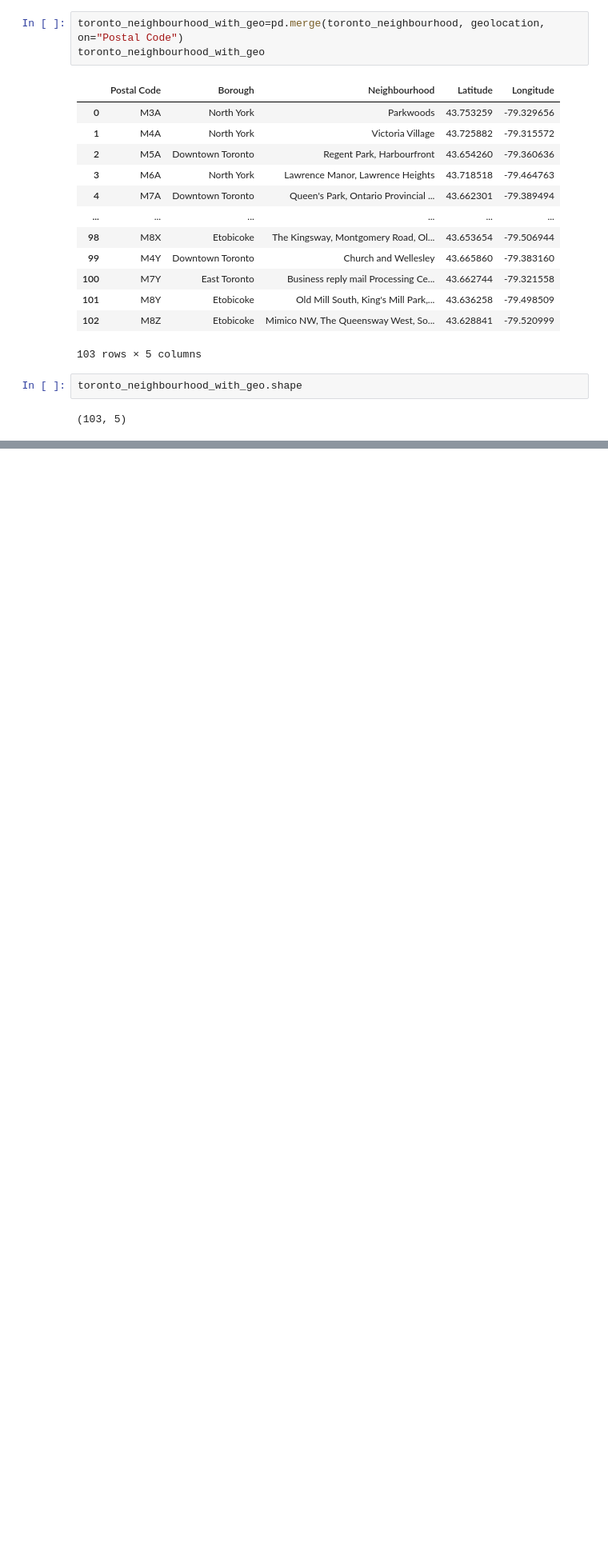
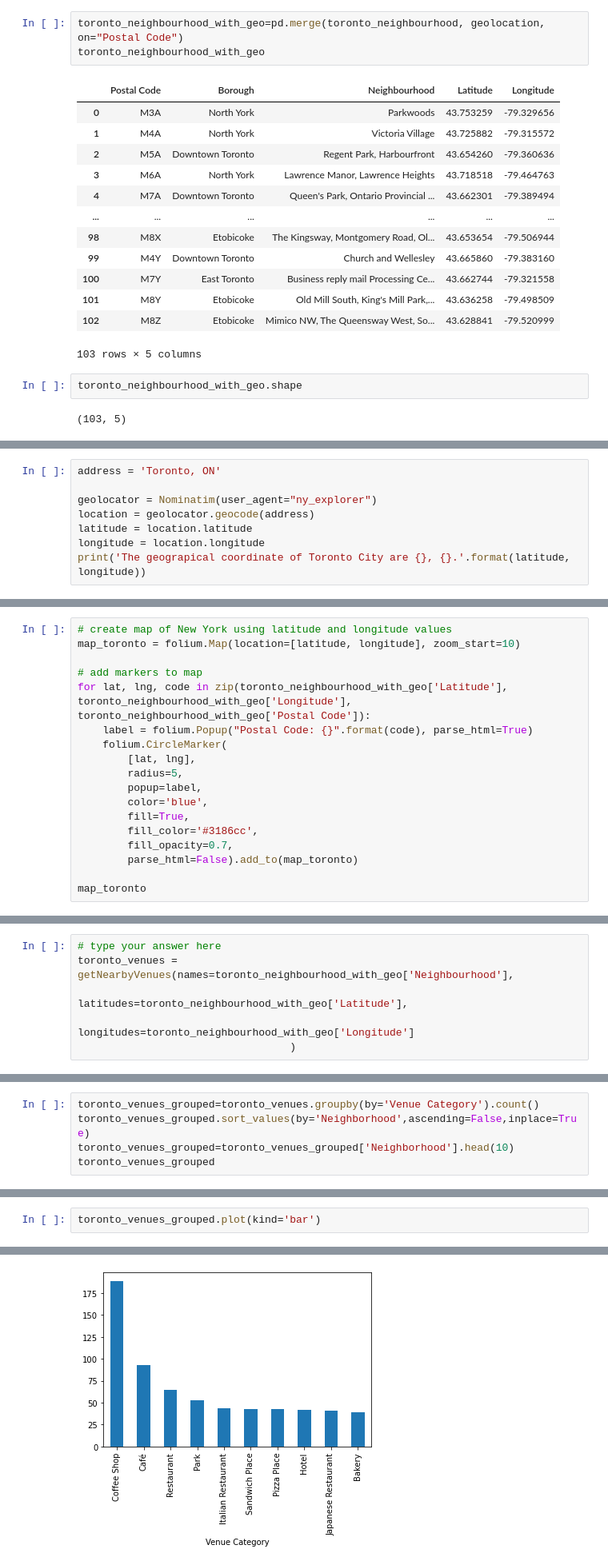
Before and after one commit to vchaves123/Coursera_Capstone, a Jupyter notebook: Segmenting and Clustering Neighborhoods in Toronto.ipynb, the cells around one changed output, grey strips where cells are left out. Shown: that part at 80% size. Cells and saved outputs as stored; diff of their text form; blank space fills up the shorter version.

```diff
--- a/Segmenting and Clustering Neighborhoods in Toronto.ipynb
+++ b/Segmenting and Clustering Neighborhoods in Toronto.ipynb
@@ -152,0 +186,8 @@ toronto_neighbourhood_with_geo.shape
+# %%
+address = 'Toronto, ON'
+
+geolocator = Nominatim(user_agent="ny_explorer")
+location = geolocator.geocode(address)
+latitude = location.latitude
+longitude = location.longitude
+print('The geograpical coordinate of Toronto City are {}, {}.'.format(latitude, longitude))
@@ -152,0 +196,18 @@ toronto_neighbourhood_with_geo.shape
+# %%
+# create map of New York using latitude and longitude values
+map_toronto = folium.Map(location=[latitude, longitude], zoom_start=10)
+
+# add markers to map
+for lat, lng, code in zip(toronto_neighbourhood_with_geo['Latitude'], toronto_neighbourhood_with_geo['Longitude'], toronto_neighbourhood_with_geo['Postal Code']):
+    label = folium.Popup("Postal Code: {}".format(code), parse_html=True)
+    folium.CircleMarker(
+        [lat, lng],
+        radius=5,
+        popup=label,
+        color='blue',
+        fill=True,
+        fill_color='#3186cc',
+        fill_opacity=0.7,
+        parse_html=False).add_to(map_toronto)
+
+map_toronto
@@ -152,0 +279,6 @@ toronto_neighbourhood_with_geo.shape
+# %%
+# type your answer here
+toronto_venues = getNearbyVenues(names=toronto_neighbourhood_with_geo['Neighbourhood'],
+                                   latitudes=toronto_neighbourhood_with_geo['Latitude'],
+                                   longitudes=toronto_neighbourhood_with_geo['Longitude']
+                                  )
@@ -152,0 +325,5 @@ toronto_neighbourhood_with_geo.shape
+# %%
+toronto_venues_grouped=toronto_venues.groupby(by='Venue Category').count()
+toronto_venues_grouped.sort_values(by='Neighborhood',ascending=False,inplace=True)
+toronto_venues_grouped=toronto_venues_grouped['Neighborhood'].head(10)
+toronto_venues_grouped
@@ -152,0 +343,3 @@ toronto_neighbourhood_with_geo.shape
+# %%
+toronto_venues_grouped.plot(kind='bar')
+# %% [output]
@@ -152,0 +347 @@ toronto_neighbourhood_with_geo.shape
+[figure, added]
```
Also changed, not shown: parts of 33 cells of this notebook.
